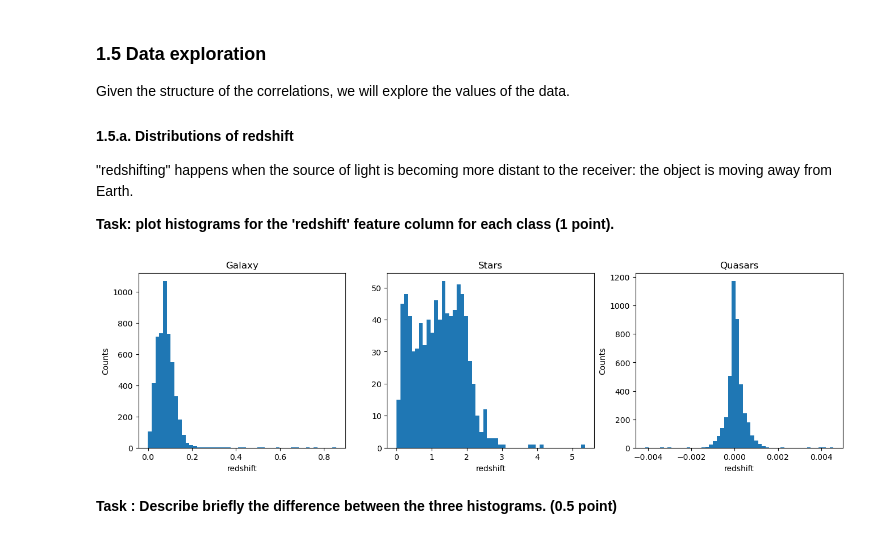
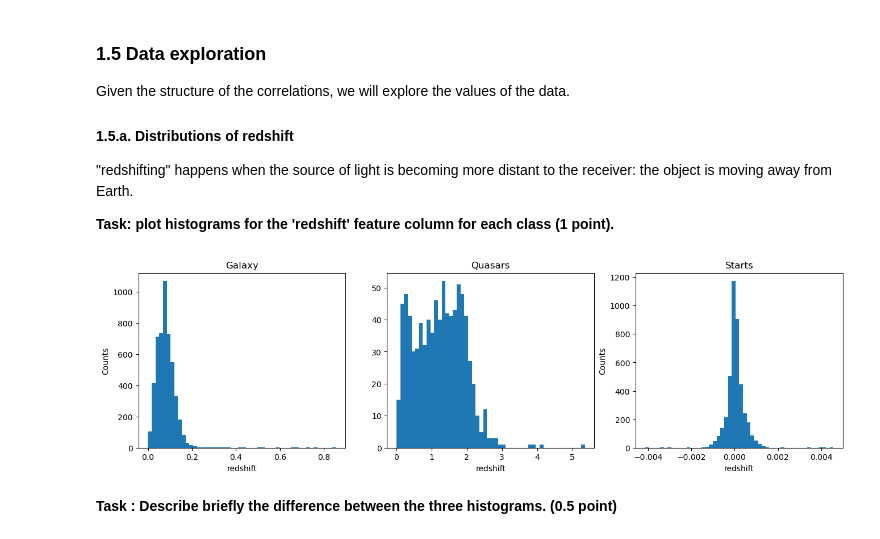
Before and after one commit to UW-ESS-DS/MLGeo2022_velgueta, a Jupyter notebook: Homework7/homework7.ipynb, the cells around one changed output. Drawn from its saved outputs; the diff is of its cells as text; code cells hidden in the pictures.

```diff
--- a/Homework7/homework7.ipynb
+++ b/Homework7/homework7.ipynb
@@ -286,24 +286,24 @@ Given the structure of the correlations, we will explore the values of the data.
 # %%
 # answer galaxy
 fig, axes = plt.subplots(nrows=1, ncols=3,figsize=(16, 4))
 label0=Data[Data['class']==0]
 label1=Data[Data['class']==1]
 label2=Data[Data['class']==2]
 #plt.hist(label1)
 axes[0].hist(label0['redshift'], 50);
 axes[0].set_title('Galaxy');
 axes[0].set_xlabel('redshift');
 axes[0].set_ylabel('Counts');
 axes[1].hist(label1['redshift'], 50);
-axes[1].set_title('Stars');
+axes[1].set_title('Quasars');
 axes[1].set_xlabel('redshift');
 axes[2].set_ylabel('Counts');
 axes[2].hist(label2['redshift'], 50);
-axes[2].set_title('Quasars');
+axes[2].set_title('Starts');
 axes[2].set_xlabel('redshift');
 axes[2].set_ylabel('Counts');
 # %% [output]
-[figure, old version]
+[figure, new version]
 # %% [markdown]
 **Task : Describe briefly the difference between the three histograms. (0.5 point)**
 # %% [markdown]
```
Also changed, not shown: parts of 8 cells of this notebook.
